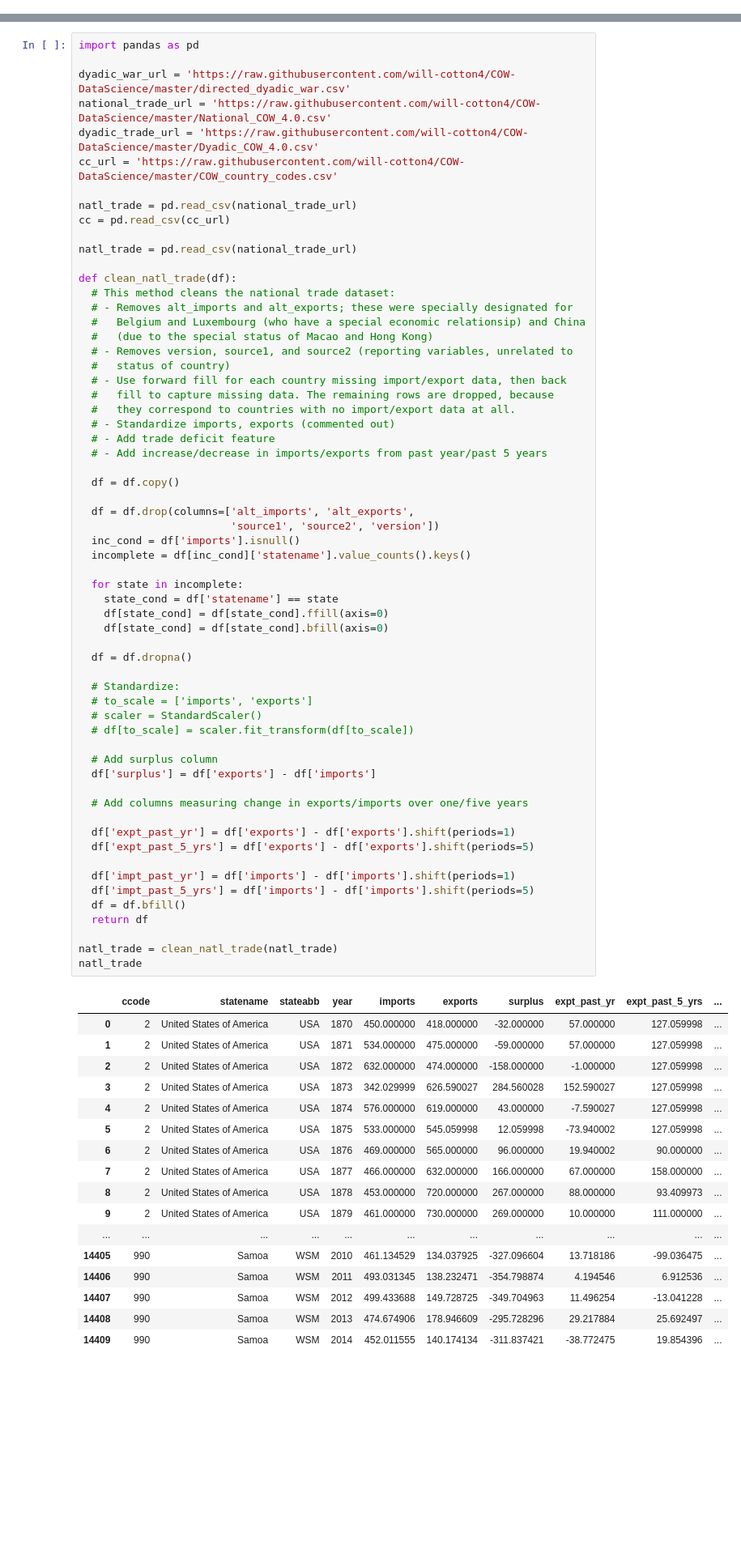
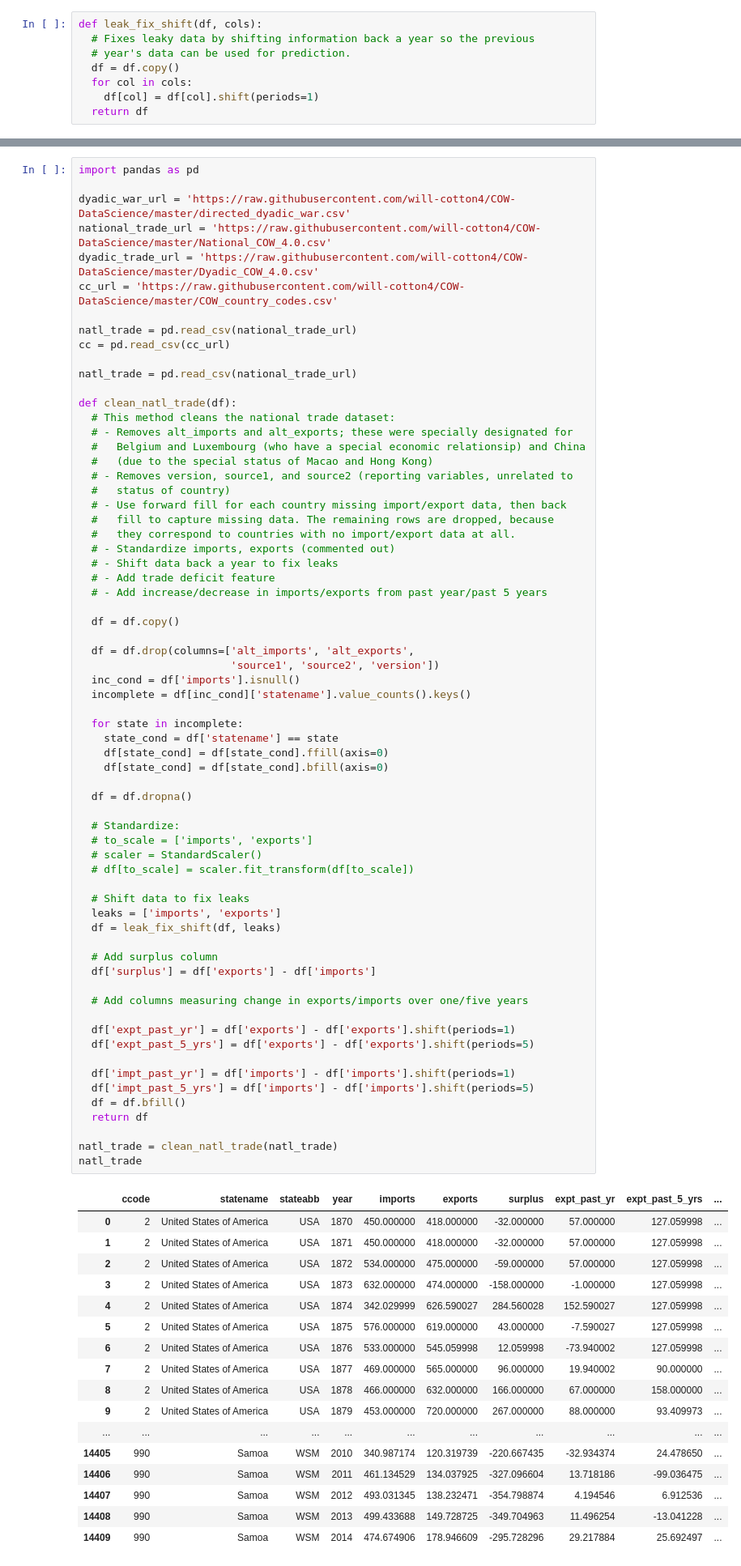
Before and after one commit to will-cotton4/COW-DataScience, a Jupyter notebook: (Will)_COW_Data_Exploration_&_Cleaning.ipynb, the cells around one changed output, grey strips where cells are left out. Shown at 81% size. Cells and saved outputs as stored; diff of their text form; blank space fills up the shorter version.

```diff
--- a/(Will)_COW_Data_Exploration_&_Cleaning.ipynb
+++ b/(Will)_COW_Data_Exploration_&_Cleaning.ipynb
@@ -12,6 +12,14 @@ dyad_war = pd.read_csv(dyadic_war_url)
 natl_trade = pd.read_csv(national_trade_url)
 dyad_trade = pd.read_csv(dyadic_trade_url)
 cc = pd.read_csv(cc_url)
+# %%
+def leak_fix_shift(df, cols):
+  # Fixes leaky data by shifting information back a year so the previous
+  # year's data can be used for prediction.
+  df = df.copy()
+  for col in cols:
+    df[col] = df[col].shift(periods=1)
+  return df
 # %% [markdown]
 ## Dyadic War
 # %%
@@ -420,6 +428,7 @@ def clean_natl_trade(df):
   #   fill to capture missing data. The remaining rows are dropped, because
   #   they correspond to countries with no import/export data at all.
   # - Standardize imports, exports (commented out)
+  # - Shift data back a year to fix leaks
   # - Add trade deficit feature
   # - Add increase/decrease in imports/exports from past year/past 5 years
 
@@ -433,48 +442,52 @@ def clean_natl_trade(df):
   for state in incomplete:
     state_cond = df['statename'] == state
     df[state_cond] = df[state_cond].ffill(axis=0)
     df[state_cond] = df[state_cond].bfill(axis=0)
 
   df = df.dropna()
 
   # Standardize:
   # to_scale = ['imports', 'exports']
   # scaler = StandardScaler()
   # df[to_scale] = scaler.fit_transform(df[to_scale])
 
+  # Shift data to fix leaks
+  leaks = ['imports', 'exports']
+  df = leak_fix_shift(df, leaks)
+
   # Add surplus column
   df['surplus'] = df['exports'] - df['imports']
 
   # Add columns measuring change in exports/imports over one/five years
 
   df['expt_past_yr'] = df['exports'] - df['exports'].shift(periods=1)
   df['expt_past_5_yrs'] = df['exports'] - df['exports'].shift(periods=5)
 
   df['impt_past_yr'] = df['imports'] - df['imports'].shift(periods=1)
   df['impt_past_5_yrs'] = df['imports'] - df['imports'].shift(periods=5)
   df = df.bfill()
   return df
 
 natl_trade = clean_natl_trade(natl_trade)
 natl_trade
 # %% [output]
 |  | ccode | statename | stateabb | year | imports | exports | surplus | expt_past_yr | expt_past_5_yrs | ... |
 | 0 | 2 | United States of America | USA | 1870 | 450.000000 | 418.000000 | -32.000000 | 57.000000 | 127.059998 | ... |
-| 1 | 2 | United States of America | USA | 1871 | 534.000000 | 475.000000 | -59.000000 | 57.000000 | 127.059998 | ... |
-| 2 | 2 | United States of America | USA | 1872 | 632.000000 | 474.000000 | -158.000000 | -1.000000 | 127.059998 | ... |
-| 3 | 2 | United States of America | USA | 1873 | 342.029999 | 626.590027 | 284.560028 | 152.590027 | 127.059998 | ... |
-| 4 | 2 | United States of America | USA | 1874 | 576.000000 | 619.000000 | 43.000000 | -7.590027 | 127.059998 | ... |
-| 5 | 2 | United States of America | USA | 1875 | 533.000000 | 545.059998 | 12.059998 | -73.940002 | 127.059998 | ... |
-| 6 | 2 | United States of America | USA | 1876 | 469.000000 | 565.000000 | 96.000000 | 19.940002 | 90.000000 | ... |
-| 7 | 2 | United States of America | USA | 1877 | 466.000000 | 632.000000 | 166.000000 | 67.000000 | 158.000000 | ... |
-| 8 | 2 | United States of America | USA | 1878 | 453.000000 | 720.000000 | 267.000000 | 88.000000 | 93.409973 | ... |
-| 9 | 2 | United States of America | USA | 1879 | 461.000000 | 730.000000 | 269.000000 | 10.000000 | 111.000000 | ... |
+| 1 | 2 | United States of America | USA | 1871 | 450.000000 | 418.000000 | -32.000000 | 57.000000 | 127.059998 | ... |
+| 2 | 2 | United States of America | USA | 1872 | 534.000000 | 475.000000 | -59.000000 | 57.000000 | 127.059998 | ... |
+| 3 | 2 | United States of America | USA | 1873 | 632.000000 | 474.000000 | -158.000000 | -1.000000 | 127.059998 | ... |
+| 4 | 2 | United States of America | USA | 1874 | 342.029999 | 626.590027 | 284.560028 | 152.590027 | 127.059998 | ... |
+| 5 | 2 | United States of America | USA | 1875 | 576.000000 | 619.000000 | 43.000000 | -7.590027 | 127.059998 | ... |
+| 6 | 2 | United States of America | USA | 1876 | 533.000000 | 545.059998 | 12.059998 | -73.940002 | 127.059998 | ... |
+| 7 | 2 | United States of America | USA | 1877 | 469.000000 | 565.000000 | 96.000000 | 19.940002 | 90.000000 | ... |
+| 8 | 2 | United States of America | USA | 1878 | 466.000000 | 632.000000 | 166.000000 | 67.000000 | 158.000000 | ... |
+| 9 | 2 | United States of America | USA | 1879 | 453.000000 | 720.000000 | 267.000000 | 88.000000 | 93.409973 | ... |
 | ... | ... | ... | ... | ... | ... | ... | ... | ... | ... | ... |
-| 14405 | 990 | Samoa | WSM | 2010 | 461.134529 | 134.037925 | -327.096604 | 13.718186 | -99.036475 | ... |
-| 14406 | 990 | Samoa | WSM | 2011 | 493.031345 | 138.232471 | -354.798874 | 4.194546 | 6.912536 | ... |
-| 14407 | 990 | Samoa | WSM | 2012 | 499.433688 | 149.728725 | -349.704963 | 11.496254 | -13.041228 | ... |
-| 14408 | 990 | Samoa | WSM | 2013 | 474.674906 | 178.946609 | -295.728296 | 29.217884 | 25.692497 | ... |
-| 14409 | 990 | Samoa | WSM | 2014 | 452.011555 | 140.174134 | -311.837421 | -38.772475 | 19.854396 | ... |
+| 14405 | 990 | Samoa | WSM | 2010 | 340.987174 | 120.319739 | -220.667435 | -32.934374 | 24.478650 | ... |
+| 14406 | 990 | Samoa | WSM | 2011 | 461.134529 | 134.037925 | -327.096604 | 13.718186 | -99.036475 | ... |
+| 14407 | 990 | Samoa | WSM | 2012 | 493.031345 | 138.232471 | -354.798874 | 4.194546 | 6.912536 | ... |
+| 14408 | 990 | Samoa | WSM | 2013 | 499.433688 | 149.728725 | -349.704963 | 11.496254 | -13.041228 | ... |
+| 14409 | 990 | Samoa | WSM | 2014 | 474.674906 | 178.946609 | -295.728296 | 29.217884 | 25.692497 | ... |
 13766 rows × 11 columns
 # %% [markdown]
 ## Dyadic trade
```
Also changed, not shown: parts of 1 cell of this notebook.
